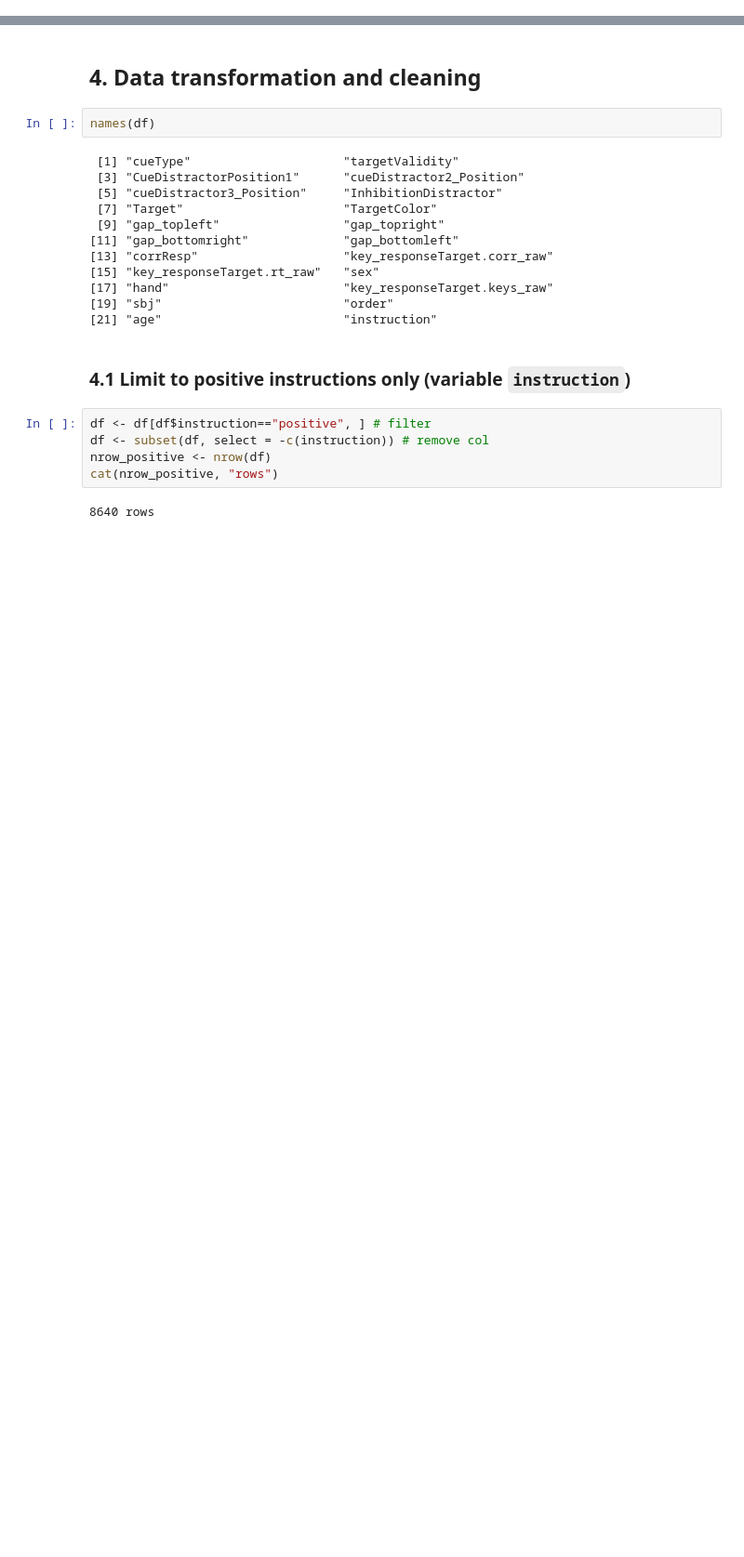
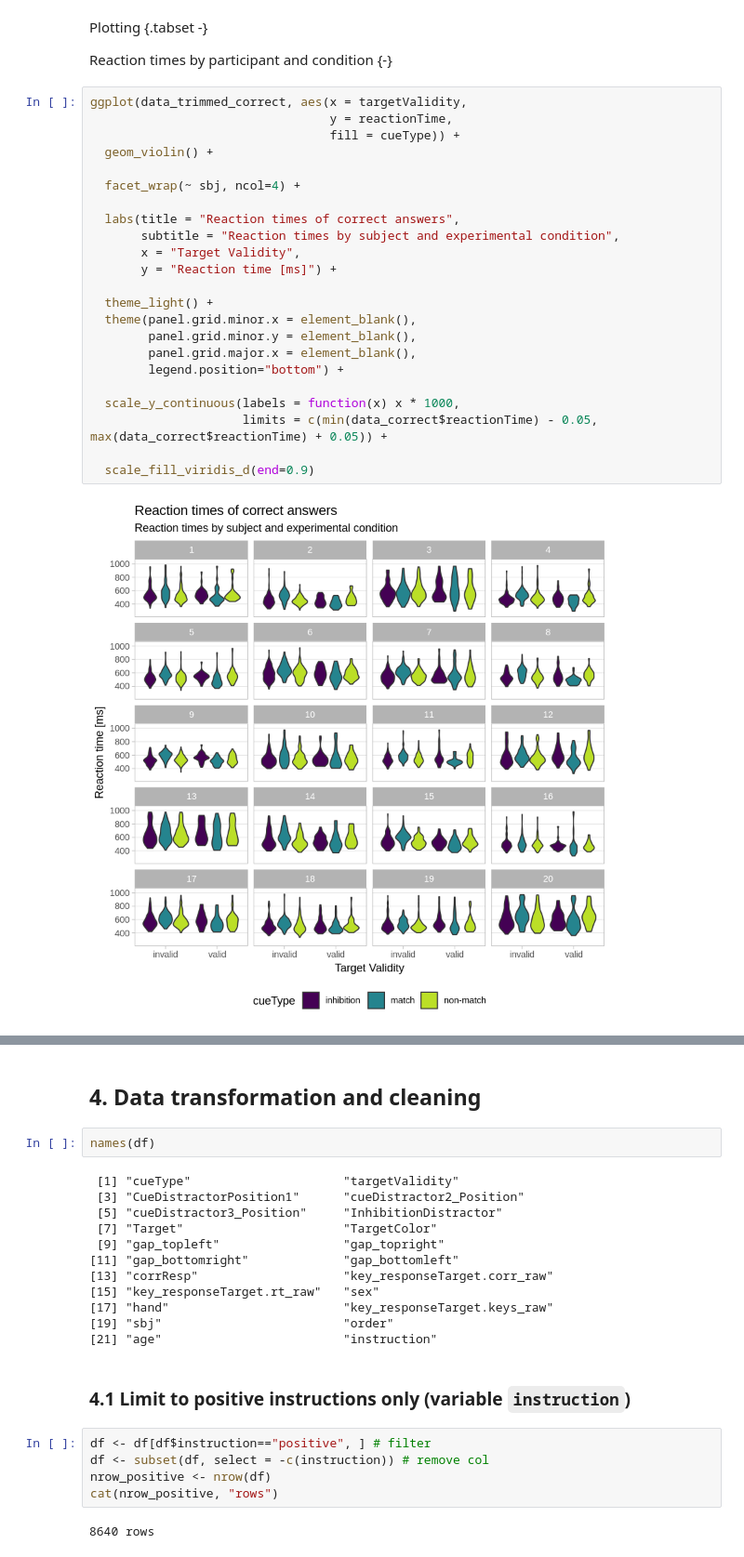
Before and after one commit to dominikpegler/r_analyze_experimental_data, a Jupyter notebook: final_project.ipynb, the cells around one changed output, grey strips where cells are left out. Shown at 93% size. Saved outputs shown, nothing was run; the diff lists cells and outputs as text; blank space fills up the shorter version.

```diff
--- a/final_project.ipynb
+++ b/final_project.ipynb
@@ -48,0 +501,29 @@ cat(nrow(df), "rows")
+# %% [markdown]
+Plotting {.tabset -}
+
+Reaction times by participant and condition {-}
+# %%
+ggplot(data_trimmed_correct, aes(x = targetValidity,
+                                 y = reactionTime,
+                                 fill = cueType)) +
+  geom_violin() +
+
+  facet_wrap(~ sbj, ncol=4) +
+
+  labs(title = "Reaction times of correct answers",
+       subtitle = "Reaction times by subject and experimental condition",
+       x = "Target Validity",
+       y = "Reaction time [ms]") +
+
+  theme_light() +
+  theme(panel.grid.minor.x = element_blank(),
+        panel.grid.minor.y = element_blank(),
+        panel.grid.major.x = element_blank(),
+        legend.position="bottom") +
+
+  scale_y_continuous(labels = function(x) x * 1000,
+                     limits = c(min(data_correct$reactionTime) - 0.05, max(data_correct$reactionTime) + 0.05)) +
+
+  scale_fill_viridis_d(end=0.9)
+# %% [output]
+[figure, added]
```
Also changed, not shown: parts of 34 cells of this notebook, 3 other files.
